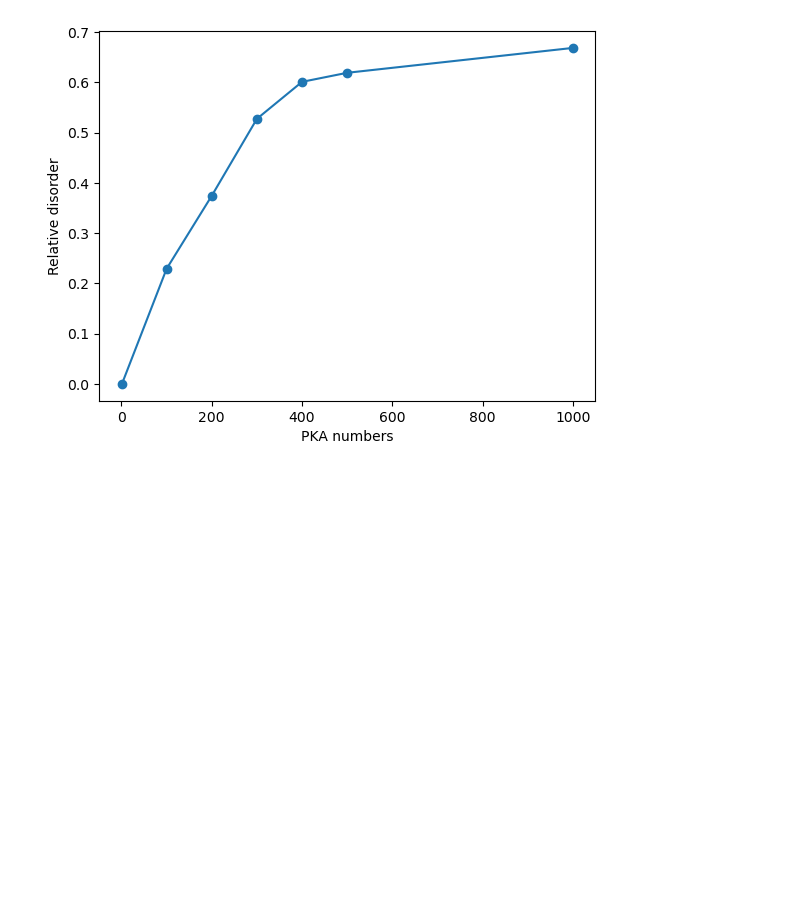
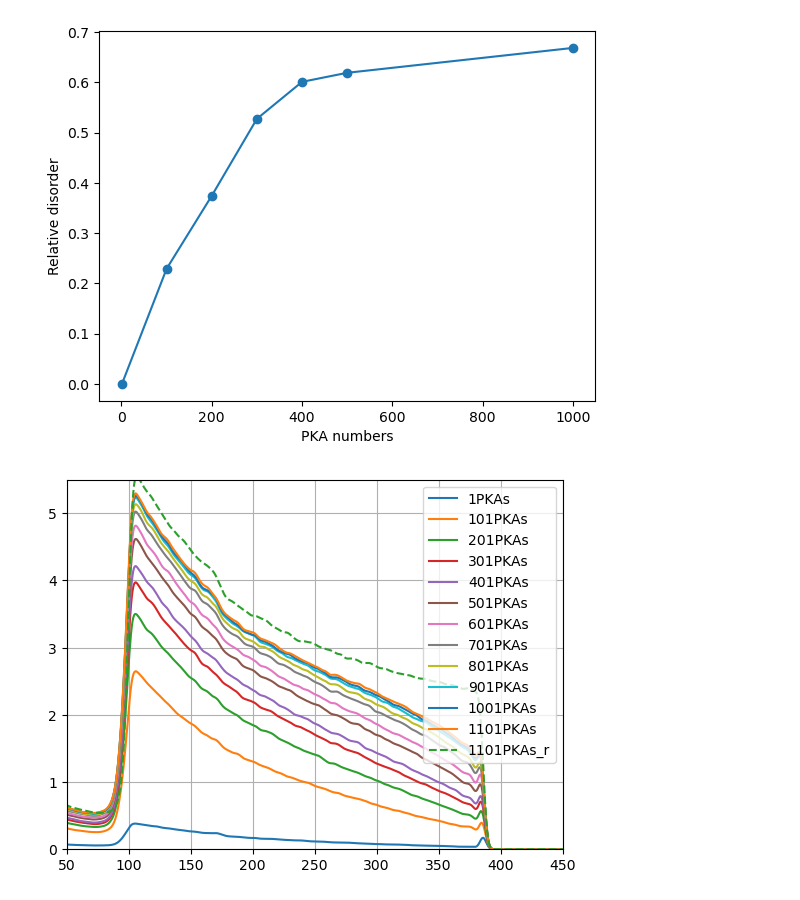
Before and after one commit to HE-RU10/ga2o3, a Jupyter notebook: RBS.ipynb, the cells around one changed output. Saved outputs shown, nothing was run; the diff lists cells and outputs as text; code cells hidden in the pictures; blank space fills up the shorter version.

```diff
--- a/RBS.ipynb
+++ b/RBS.ipynb
@@ -284,6 +284,29 @@ plt.ylabel('Relative disorder')
 # %% [output]
 Text(0, 0.5, 'Relative disorder')
 [figure]
+# %%
+#overlapping nvt simulation cells with pbc
+for i in range(1,1201,100):
+    fn='/Users/ruhe/Desktop/ga2o3/rbs/overlap/beta/{}rbs/pris/out/rbsspectra.dat'.format(i)
+    df=pd.read_csv(fn,sep='\s+', header=None)
+    df['Yield']=df.iloc[:,1]*10**4*1.25/2.7
+    df['Energy(keV)']=df.index*1600/len(df)
+    df['channel']=ener_channel(df['Energy(keV)'])
+    plt.plot(df['channel'],df['Yield'],label='{}PKAs'.format(i))
+fn='/Users/ruhe/Desktop/ga2o3/rbs/overlap/beta/{}rbs/ran/out/rbsspectra.dat'.format(i)
+df=pd.read_csv(fn,sep='\s+', header=None)
+df['Yield']=df.iloc[:,1]*10**4*1.25/2.7
+df['Energy(keV)']=df.index*1600/len(df)
+df['channel']=ener_channel(df['Energy(keV)'])
+plt.plot(df['channel'],df['Yield'],'--',label='{}PKAs_r'.format(i))
+plt.legend()
+
+plt.grid()
+plt.ylim([0,5.5])
+plt.xlim([50,450])
+plt.savefig("/Users/ruhe/Desktop/overlapping_rbs.png", transparent=True)
+# %% [output]
+[figure, added]
 # %%
 
 plt.figure(figsize=(6,4))
```
Also changed, not shown: parts of 2 cells of this notebook, 3 other files.
